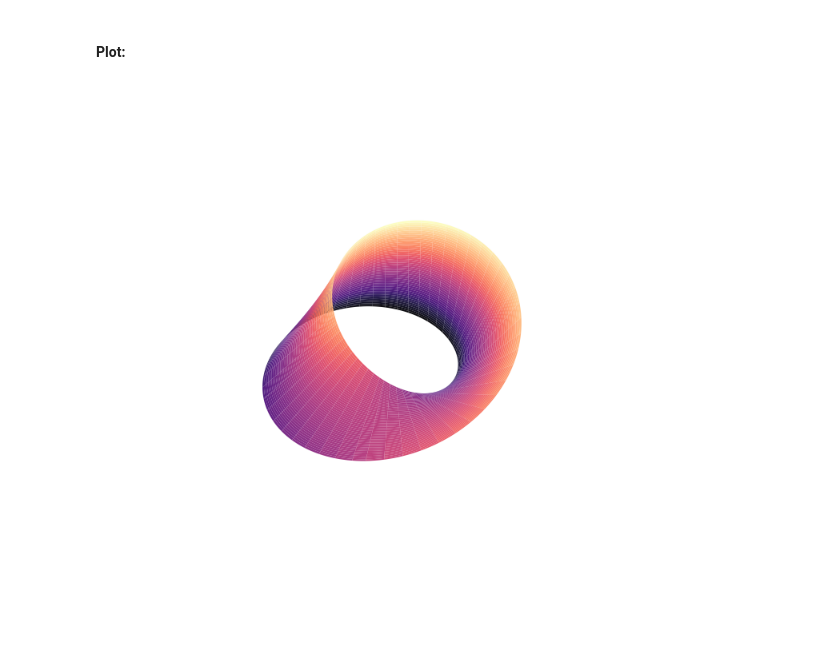
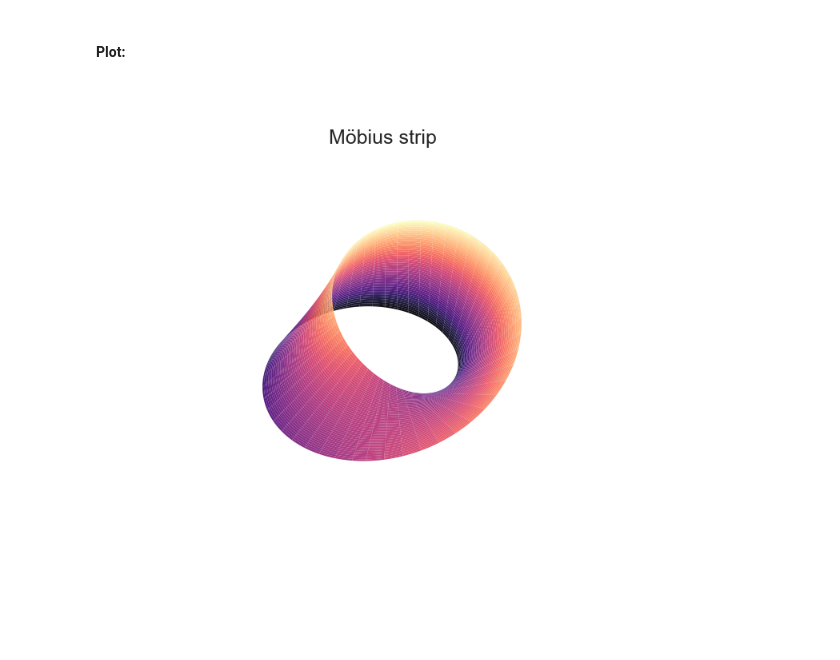
Before and after one commit to essaolavdict/3D-example-plots, a Jupyter notebook: MobiusStrip.ipynb, the cells around one changed output. Saved outputs shown, nothing was run; the diff lists cells and outputs as text; code cells hidden in the pictures.

Commit message:
Added plot title.

```diff
--- a/MobiusStrip.ipynb
+++ b/MobiusStrip.ipynb
@@ -27,18 +27,19 @@ z = 0.5 * v * np.sin(u / 2)
 # %%
 fig = plt.figure(figsize=(7, 7))
 ax = fig.add_subplot(projection="3d")
 
 surf = ax.plot_surface(
     x, y, z,
     cmap=sns.color_palette("magma", as_cmap=True),
     edgecolor="none",
     alpha=0.95
 )
 
 ax.set_box_aspect([1, 1, 0.5])
 ax.set_axis_off()
 ax.view_init(elev=50, azim=10)
+ax.set_title('Möbius strip')
 
 plt.show()
 # %% [output]
-[figure, old version]
+[figure, new version]
```
Also changed, not shown: 1 other file.
